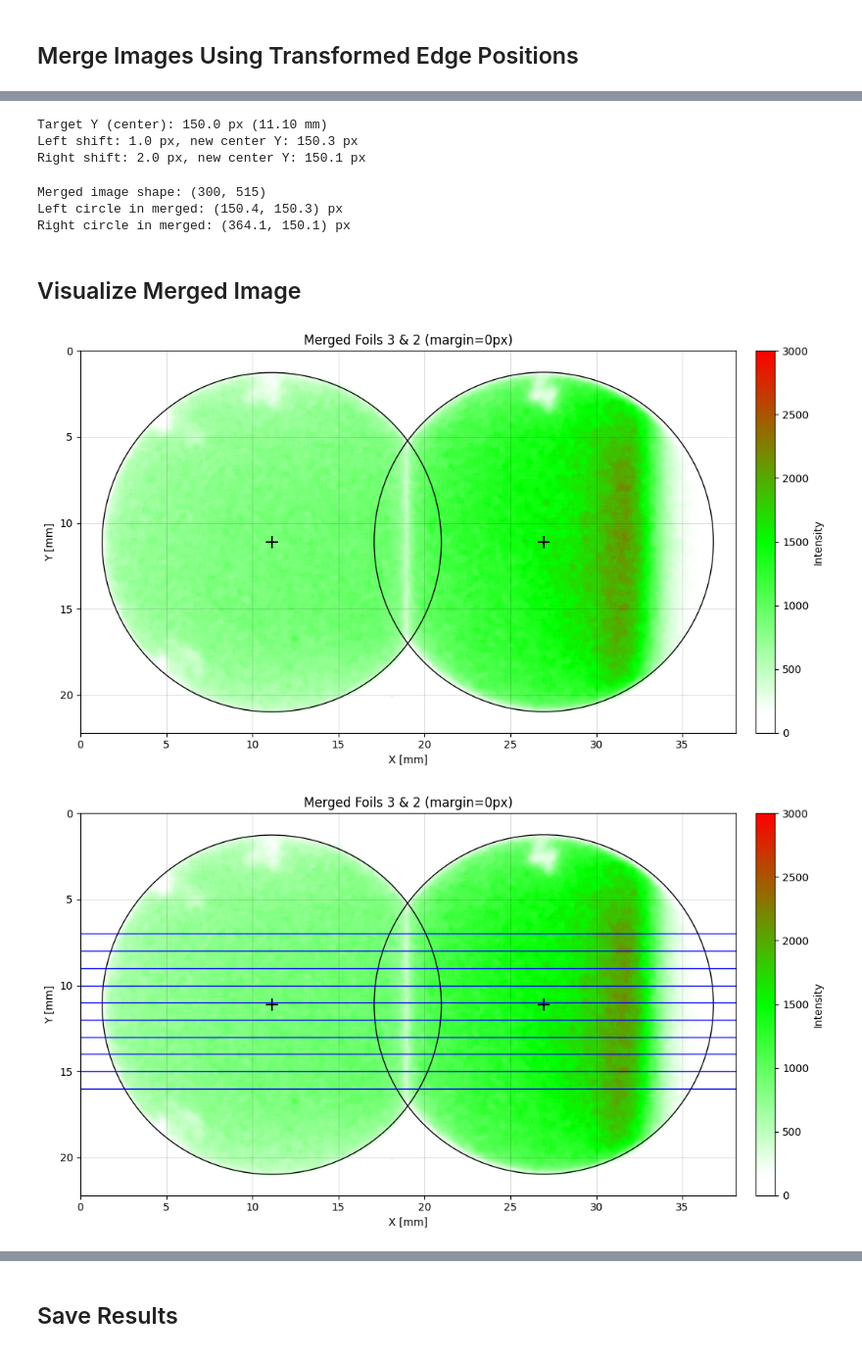
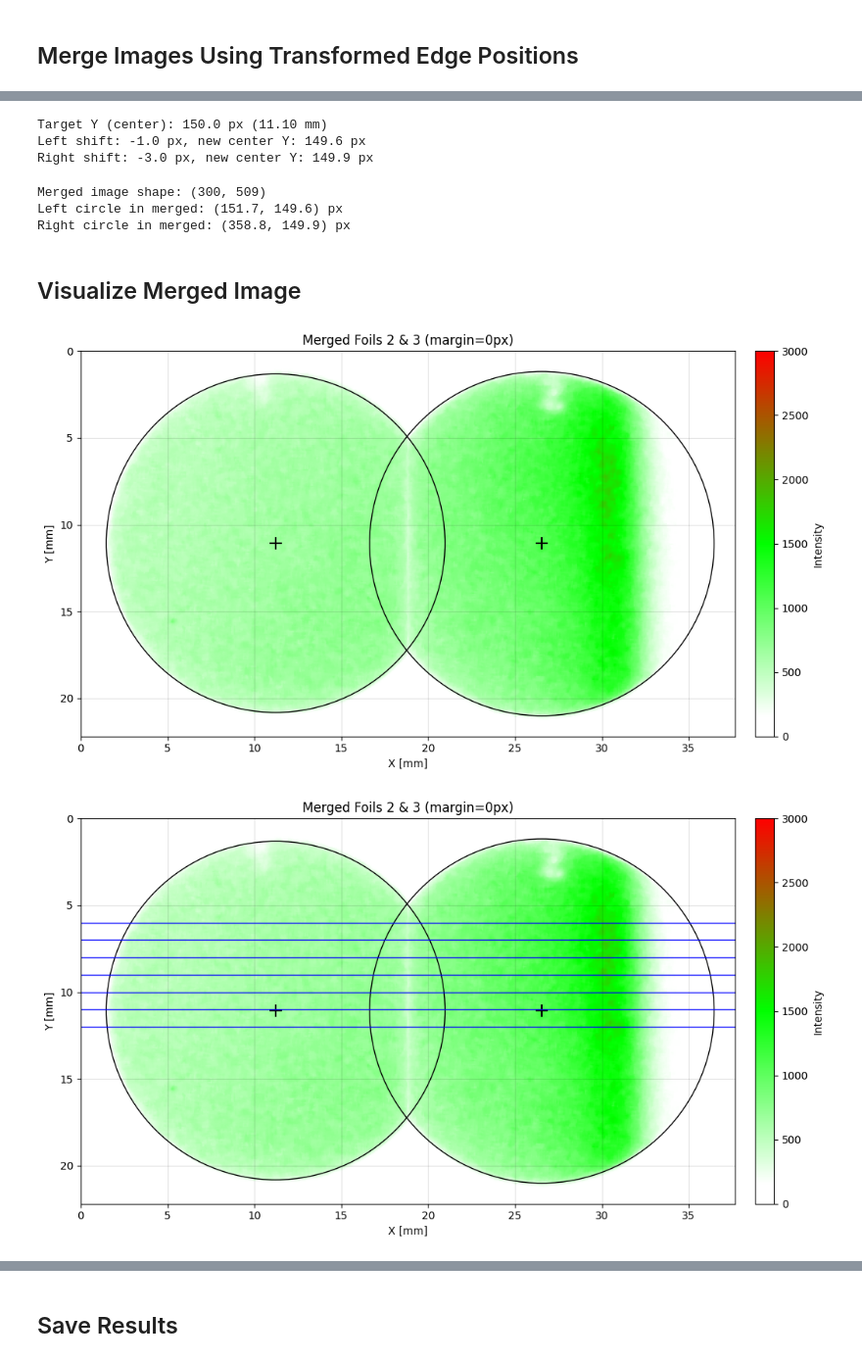
Before and after one commit to grzanka/osl_mb_foils, a Jupyter notebook: notebooks/pub_something_2026/mbo_foils/0.2-match-ccb.ipynb, the cells around one changed output, grey strips where cells are left out. Shown at 98% size. Drawn from its saved outputs; the diff is of its cells as text; code cells hidden in the pictures.

```diff
--- a/notebooks/pub_something_2026/mbo_foils/0.2-match-ccb.ipynb
+++ b/notebooks/pub_something_2026/mbo_foils/0.2-match-ccb.ipynb
@@ -31,11 +31,11 @@ from src.data.matching import (
 # ============================================================================
 
 # Data path
-DATA_PATH = Path(r"C:\Users\grzanka\OneDrive - ifj.edu.pl\Projects\MB_foils\Publication_2026\raw_data\foils_mbo_ccb\2025-12-19")
+DATA_PATH = Path(r"C:\Users\grzanka\OneDrive - ifj.edu.pl\Projects\MB_foils\Publication_2026\raw_data\foils_mbo_ccb\2026-02-20")
 
 # Foil IDs to match (left and right)
-LEFT_FOIL_ID = 3
-RIGHT_FOIL_ID = 2
+LEFT_FOIL_ID = 2
+RIGHT_FOIL_ID = 3
 
 # Edge detection parameters
 EDGE_THRESHOLD = 400.0          # Intensity threshold for edge detection
@@ -522,8 +522,8 @@ print(f"Left shift: {left_circle_shifted.y - left_circle_final.y:.1f} px, new ce
 print(f"Right shift: {right_circle_shifted.y - right_circle_final.y:.1f} px, new center Y: {right_circle_shifted.y:.1f} px")
 # %% [output]
 Target Y (center): 150.0 px (11.10 mm)
-Left shift: 1.0 px, new center Y: 150.3 px
-Right shift: 2.0 px, new center Y: 150.1 px
+Left shift: -1.0 px, new center Y: 149.6 px
+Right shift: -3.0 px, new center Y: 149.9 px
 # %%
 # Merge shifted images
 merged_image, x_offset = merge_images(left_shifted, right_shifted, left_edge_x, right_edge_x, MERGE_MARGIN)
@@ -542,9 +542,9 @@ print(f"Merged image shape: {merged_image.shape}")
 print(f"Left circle in merged: ({left_circle_merged.x:.1f}, {left_circle_merged.y:.1f}) px")
 print(f"Right circle in merged: ({right_circle_merged.x:.1f}, {right_circle_merged.y:.1f}) px")
 # %% [output]
-Merged image shape: (300, 515)
-Left circle in merged: (150.4, 150.3) px
-Right circle in merged: (364.1, 150.1) px
+Merged image shape: (300, 509)
+Left circle in merged: (151.7, 149.6) px
+Right circle in merged: (358.8, 149.9) px
 # %% [markdown]
 ## Visualize Merged Image
 # %%
@@ -578,7 +578,7 @@ plt.colorbar(im, ax=ax, fraction=0.03, pad=0.02, label='Intensity')
 plt.tight_layout()
 plt.show()
 # %% [output]
-[figure, old version]
+[figure, new version]
 # %%
 # Plot merged image with detector circles and centers
 fig, ax = plt.subplots(figsize=(14, 6))
@@ -586,36 +586,36 @@ fig, ax = plt.subplots(figsize=(14, 6))
 # Create extent in mm
 h, w = merged_image.shape
 extent_mm = [0, w * PIXEL_SIZE_MM, h * PIXEL_SIZE_MM, 0]
 
 im = ax.imshow(merged_image, cmap=CMAP, vmin=0, vmax=VMAX, extent=extent_mm)
 
 # Final/refined circles (black solid) and centers
 for circle, label in [(left_circle_merged, 'Left'), (right_circle_merged, 'Right')]:
     cx_mm = circle.x * PIXEL_SIZE_MM
     cy_mm = circle.y * PIXEL_SIZE_MM
     r_mm = circle.r * PIXEL_SIZE_MM
     ax.add_patch(plt.Circle((cx_mm, cy_mm), r_mm, color='black', fill=False, lw=1))
     ax.plot(cx_mm, cy_mm, 'k+', ms=12, mew=1.5)  # Center marker
 
-# Mark horizontal profile positions (blue lines from 10 to 18 mm, every 1 mm)
-profile_y_positions_mm = np.arange(7, 17, 1)  # 10, 11, 12, ..., 18 mm
+# Mark horizontal profile positions (blue lines from 6 to 12 mm, every 1 mm)
+profile_y_positions_mm = np.arange(6, 13, 1)
 for y_mm in profile_y_positions_mm:
     ax.axhline(y=y_mm, color='blue', linewidth=1)
 
 ax.set_title(f'Merged Foils {LEFT_FOIL_ID} & {RIGHT_FOIL_ID} (margin={MERGE_MARGIN}px)')
 ax.set_xlabel('X [mm]')
 ax.set_ylabel('Y [mm]')
 
 # Grid in mm (every 5 mm)
 ax.set_xticks(np.arange(0, w * PIXEL_SIZE_MM + 1, 5))
 ax.set_yticks(np.arange(0, h * PIXEL_SIZE_MM + 1, 5))
 ax.grid(True, color='k', alpha=0.2, lw=0.5)
 
 plt.colorbar(im, ax=ax, fraction=0.03, pad=0.02, label='Intensity')
 plt.tight_layout()
 plt.show()
 # %% [output]
-[figure, old version]
+[figure, new version]
 # %%
 # Horizontal profiles at different y positions
 fig, ax = plt.subplots(figsize=(14, 6))
```
Also changed, not shown: parts of 21 cells of this notebook, 14 other files.
